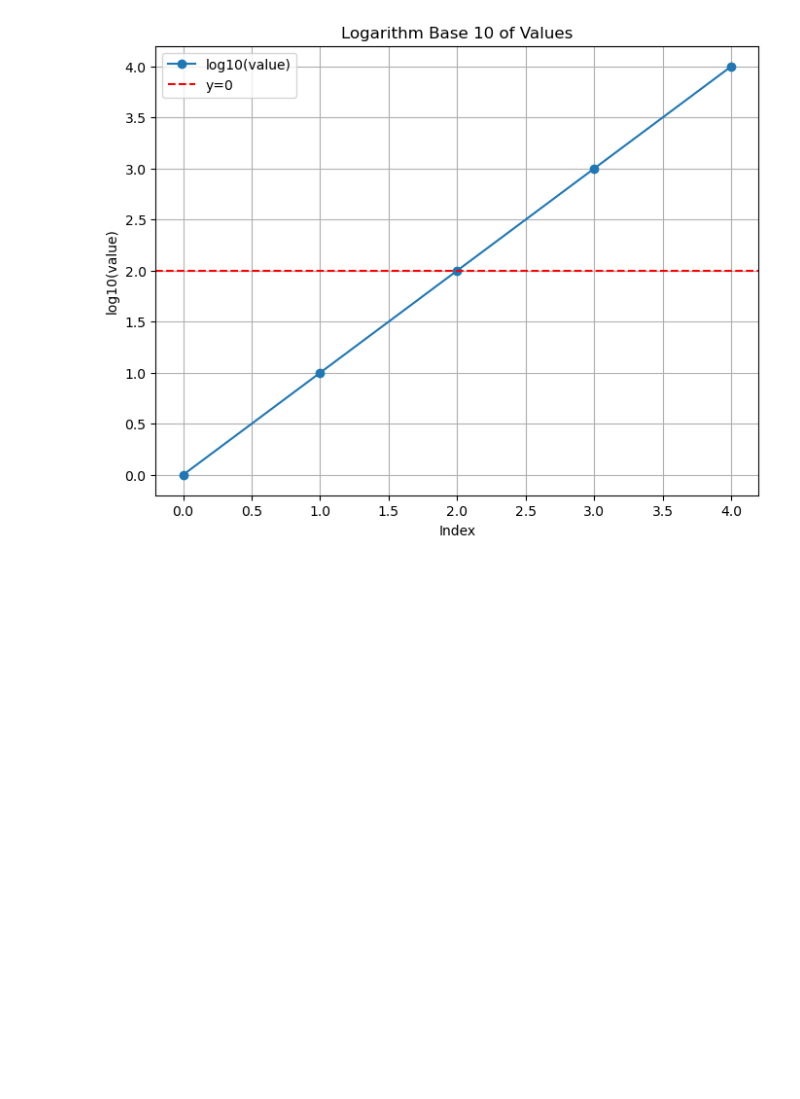
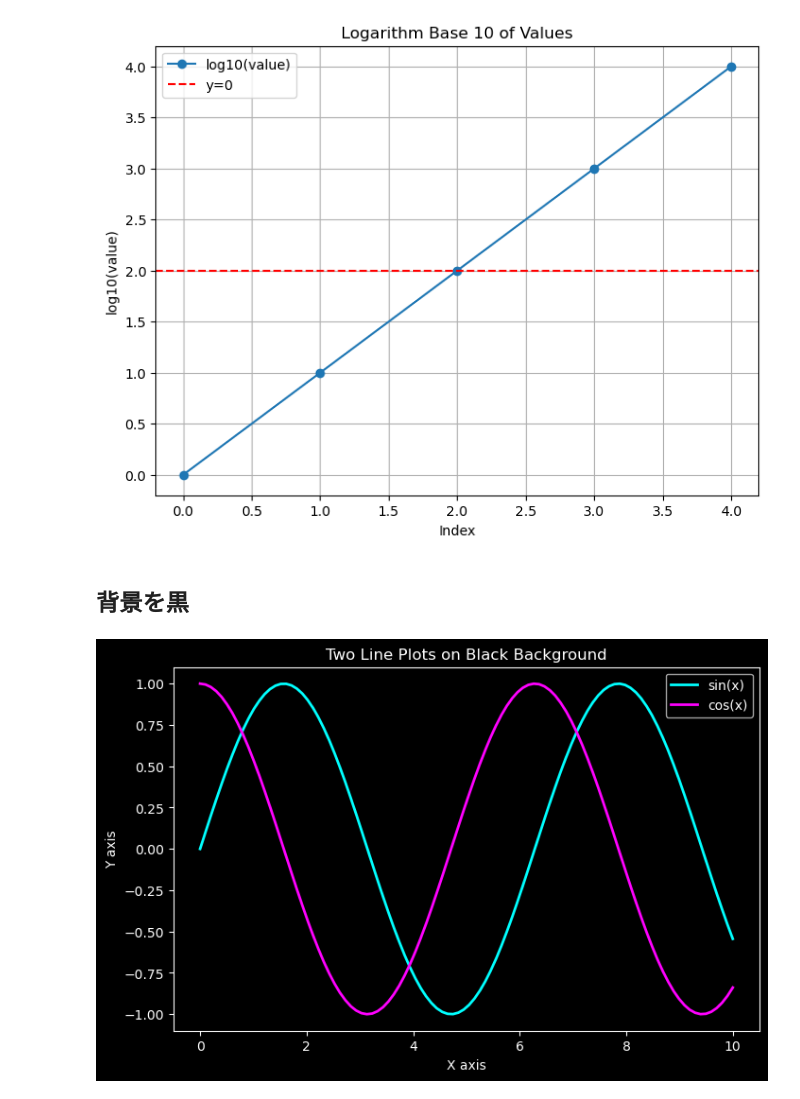
Before and after one commit to manman4/lang, a Jupyter notebook: python/matplotlib/折れ線グラフ.ipynb, the cells around one changed output. Saved outputs shown, nothing was run; the diff lists cells and outputs as text; code cells hidden in the pictures; blank space fills up the shorter version.

Commit message:
背景を黒

```diff
--- a/python/matplotlib/折れ線グラフ.ipynb
+++ b/python/matplotlib/折れ線グラフ.ipynb
@@ -125,3 +125,39 @@ plt.grid(True)
 plt.show()
 # %% [output]
 [figure]
+# %% [markdown]
+## 背景を黒
+# %%
+import matplotlib.pyplot as plt
+import numpy as np
+
+# データを作成
+x = np.linspace(0, 10, 100)
+y1 = np.sin(x)
+y2 = np.cos(x)
+
+# 背景を黒に設定
+plt.style.use("dark_background")
+
+# グラフを描画
+plt.figure(figsize=(8, 5))
+plt.plot(x, y1, label="sin(x)", color="cyan", linewidth=2)
+plt.plot(x, y2, label="cos(x)", color="magenta", linewidth=2)
+
+# 軸ラベルとタイトル
+plt.xlabel("X axis", color="white")
+plt.ylabel("Y axis", color="white")
+plt.title("Two Line Plots on Black Background", color="white")
+
+# 軸の色を変更
+plt.gca().spines["bottom"].set_color("white")
+plt.gca().spines["left"].set_color("white")
+plt.gca().tick_params(colors="white")
+
+# 凡例
+plt.legend()
+
+# 表示
+plt.show()
+# %% [output]
+[figure, added]
```
